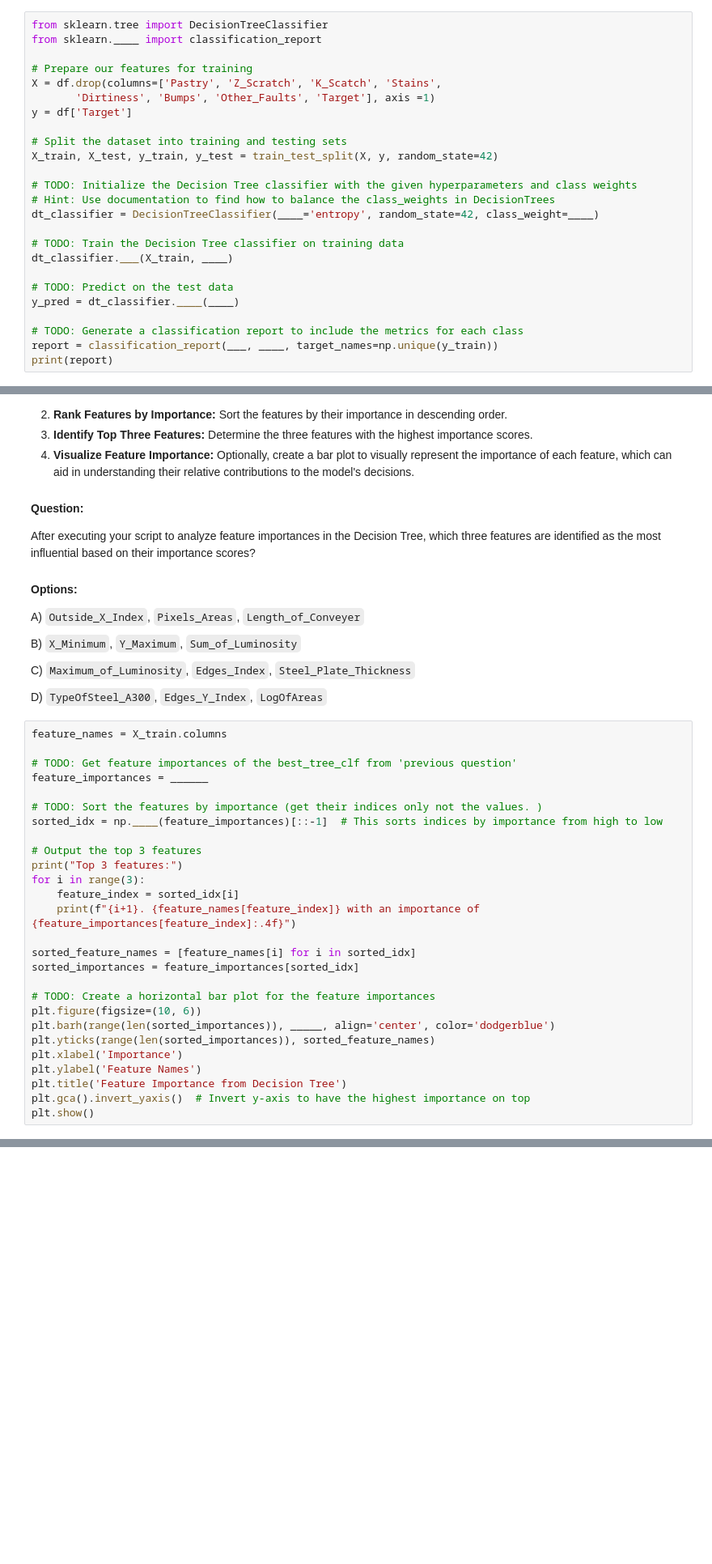
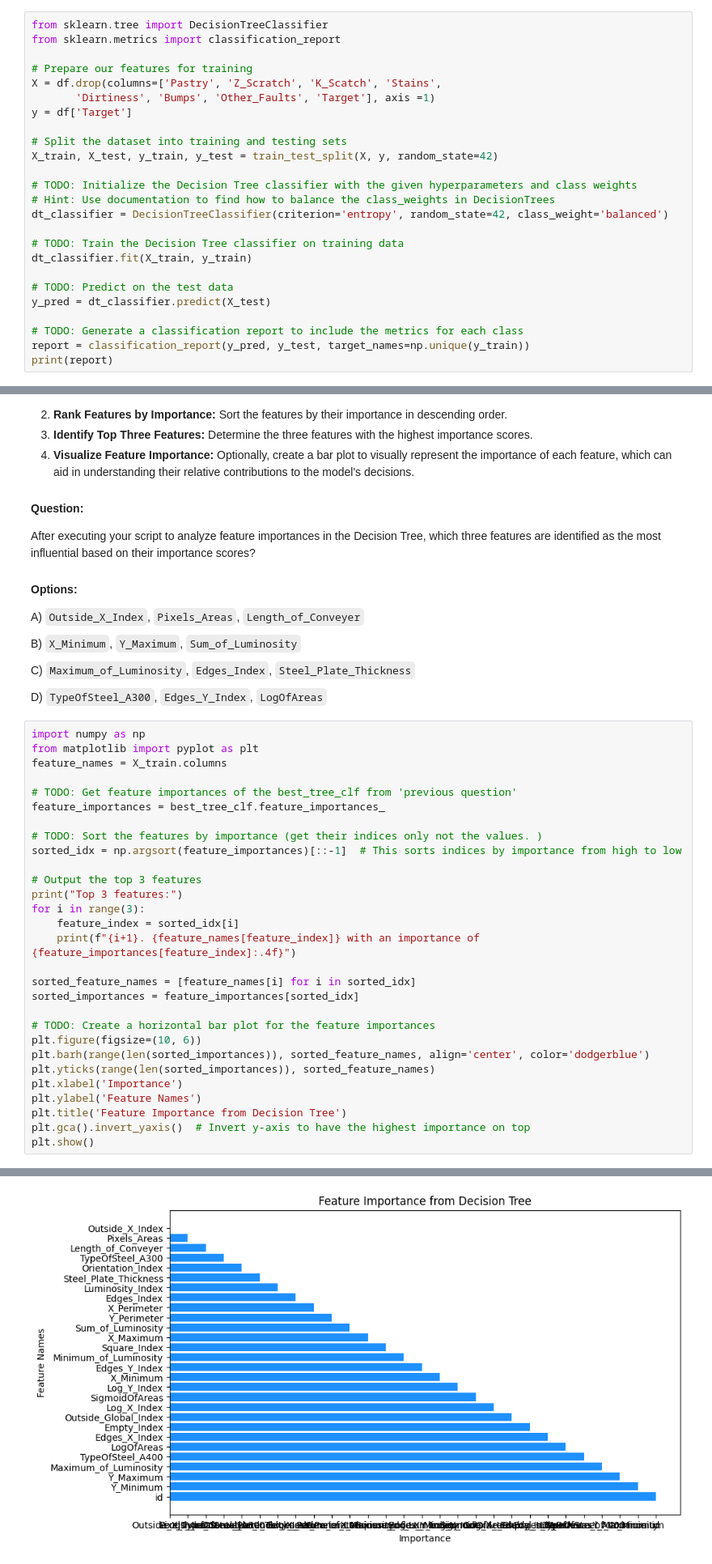
Before and after one commit to tripathiosho/ImportantNotebooks, a Jupyter notebook: Decision_Tree_Case_Study.ipynb, the cells around one changed output, grey strips where cells are left out. Shown: that part at 81% size. Drawn from its saved outputs; the diff is of its cells as text; blank space fills up the shorter version.

```diff
--- a/Decision_Tree_Case_Study.ipynb
+++ b/Decision_Tree_Case_Study.ipynb
@@ -336,6 +347,6 @@ df.columns
 # %%
 from sklearn.tree import DecisionTreeClassifier
-from sklearn.____ import classification_report
+from sklearn.metrics import classification_report
 
 # Prepare our features for training
 X = df.drop(columns=['Pastry', 'Z_Scratch', 'K_Scatch', 'Stains',
@@ -347,14 +358,14 @@ X_train, X_test, y_train, y_test = train_test_split(X, y, random_state=42)
 
 # TODO: Initialize the Decision Tree classifier with the given hyperparameters and class weights
 # Hint: Use documentation to find how to balance the class_weights in DecisionTrees
-dt_classifier = DecisionTreeClassifier(____='entropy', random_state=42, class_weight=____)
+dt_classifier = DecisionTreeClassifier(criterion='entropy', random_state=42, class_weight='balanced')
 
 # TODO: Train the Decision Tree classifier on training data
-dt_classifier.___(X_train, ____)
+dt_classifier.fit(X_train, y_train)
 
 # TODO: Predict on the test data
-y_pred = dt_classifier.____(____)
+y_pred = dt_classifier.predict(X_test)
 
 # TODO: Generate a classification report to include the metrics for each class
-report = classification_report(___, ____, target_names=np.unique(y_train))
+report = classification_report(y_pred, y_test, target_names=np.unique(y_train))
 print(report)
@@ -487,13 +530,15 @@ C) `Maximum_of_Luminosity`, `Edges_Index`, `Steel_Plate_Thickness`
 
 D) `TypeOfSteel_A300`, `Edges_Y_Index`, `LogOfAreas`
 # %%
+import numpy as np
+from matplotlib import pyplot as plt
 feature_names = X_train.columns
 
 # TODO: Get feature importances of the best_tree_clf from 'previous question'
-feature_importances = ______
+feature_importances = best_tree_clf.feature_importances_
 
 # TODO: Sort the features by importance (get their indices only not the values. )
-sorted_idx = np.____(feature_importances)[::-1]  # This sorts indices by importance from high to low
+sorted_idx = np.argsort(feature_importances)[::-1]  # This sorts indices by importance from high to low
 
 # Output the top 3 features
 print("Top 3 features:")
@@ -506,10 +551,11 @@ sorted_importances = feature_importances[sorted_idx]
 
 # TODO: Create a horizontal bar plot for the feature importances
 plt.figure(figsize=(10, 6))
-plt.barh(range(len(sorted_importances)), _____, align='center', color='dodgerblue')
+plt.barh(range(len(sorted_importances)), sorted_feature_names, align='center', color='dodgerblue')
 plt.yticks(range(len(sorted_importances)), sorted_feature_names)
 plt.xlabel('Importance')
 plt.ylabel('Feature Names')
 plt.title('Feature Importance from Decision Tree')
 plt.gca().invert_yaxis()  # Invert y-axis to have the highest importance on top
 plt.show()
+# %% [output]
@@ -516,3 +566,4 @@ plt.show()
+[figure, added]
 # %% [markdown]
 
 
```
Also changed, not shown: parts of 4 cells of this notebook.
